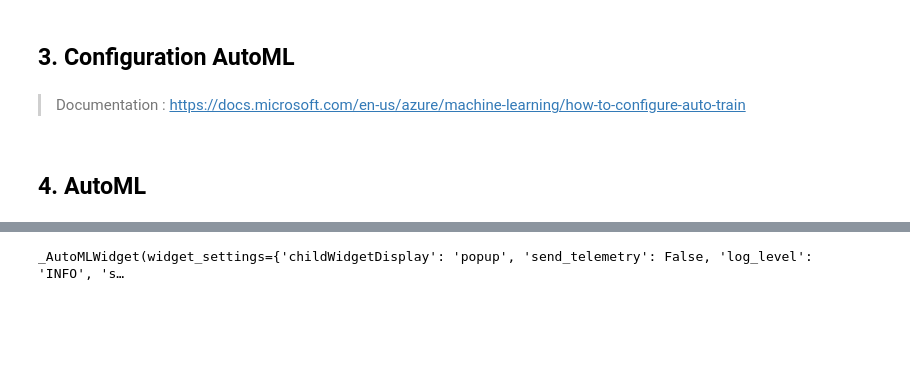
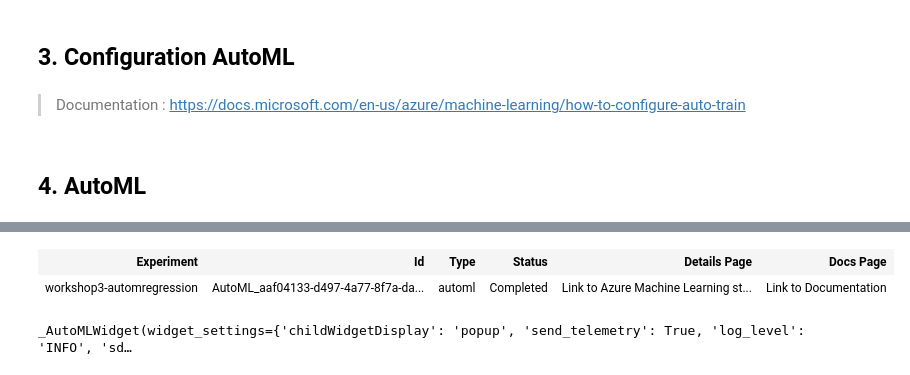
Before and after one commit to retkowsky/WorkshopAML2020, a Jupyter notebook: 3 AutoML Regression.ipynb, the cells around one changed output, grey strips where cells are left out. Saved outputs shown, nothing was run; the diff lists cells and outputs as text; code cells hidden in the pictures; blank space fills up the shorter version.

```diff
--- a/3 AutoML Regression.ipynb
+++ b/3 AutoML Regression.ipynb
@@ -158,6 +161,6 @@ automl_config = AutoMLConfig(task = 'regression',
 ## 4. AutoML
 # %%
 %%time
-run = experiment.submit(automl_config, show_output = True)
+automl_run = experiment.submit(automl_config, show_output = True)
 # %% [output]
 Running on local machine
@@ -185,6 +183,11 @@ run
+# %%
+automl_run
+# %% [output]
+| Experiment | Id | Type | Status | Details Page | Docs Page |
+| workshop3-automregression | AutoML_aaf04133-d497-4a77-8f7a-da... | automl | Completed | Link to Azure Machine Learning st... | Link to Documentation |
 # %%
 # Widget
 from azureml.widgets import RunDetails
-RunDetails(run).show()
+RunDetails(automl_run).show()
 # %% [output]
-_AutoMLWidget(widget_settings={'childWidgetDisplay': 'popup', 'send_telemetry': False, 'log_level': 'INFO', 's…
+_AutoMLWidget(widget_settings={'childWidgetDisplay': 'popup', 'send_telemetry': True, 'log_level': 'INFO', 'sd…
```
Also changed, not shown: parts of 5 cells of this notebook, 4 other files.
